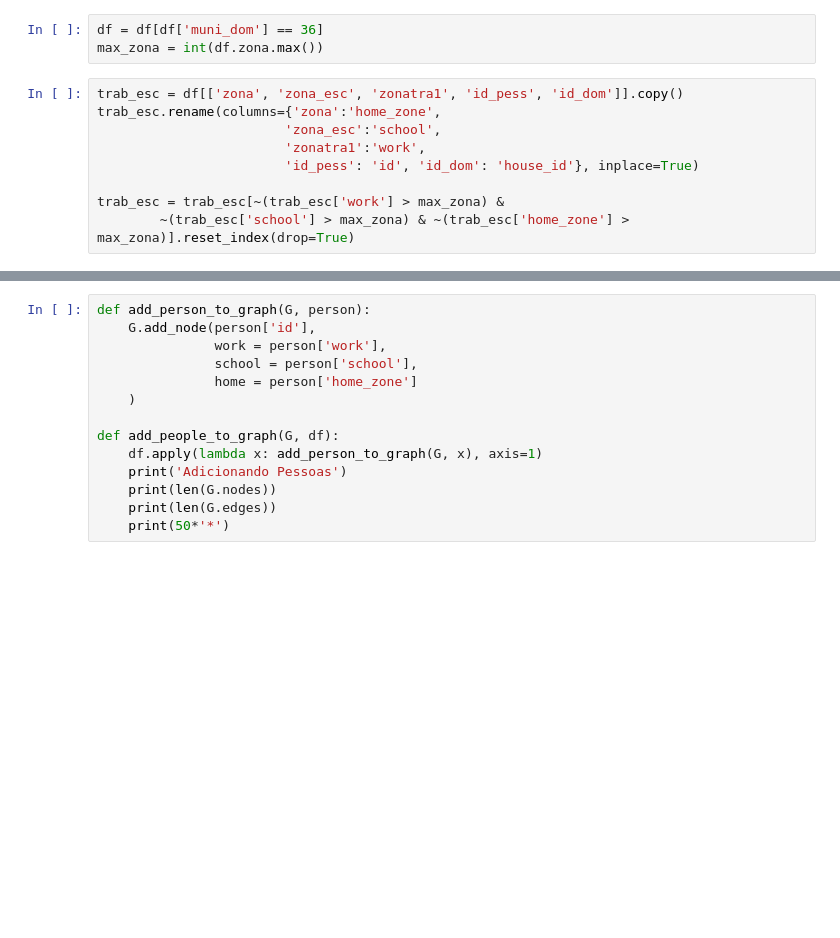
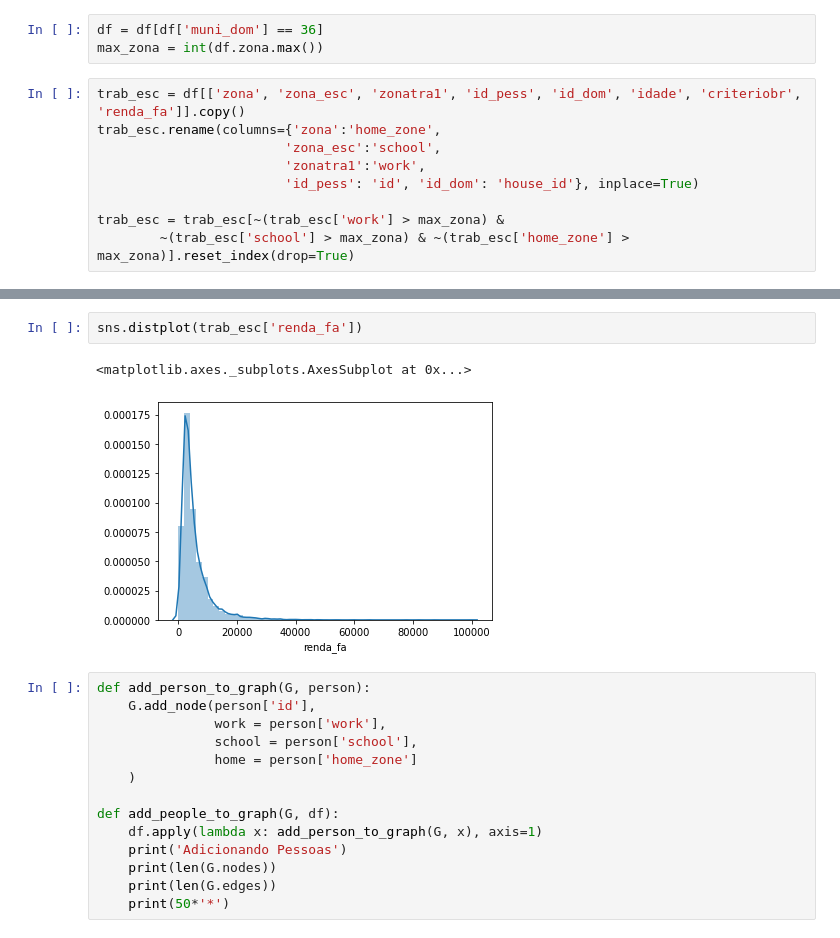
Before and after one commit to yambanis/CovidMDP, a Jupyter notebook: notebooks/Modelagem grafo individuos.ipynb, the cells around one changed output, grey strips where cells are left out. Saved outputs shown, nothing was run; the diff lists cells and outputs as text; blank space fills up the shorter version.

```diff
--- a/notebooks/Modelagem grafo individuos.ipynb
+++ b/notebooks/Modelagem grafo individuos.ipynb
@@ -13,7 +15,7 @@ df.drop_duplicates(subset=['zona', 'zona_esc', 'zonatra1', 'id_pess'], inplace=T
 df = df[df['muni_dom'] == 36]
 max_zona = int(df.zona.max())
 # %%
-trab_esc = df[['zona', 'zona_esc', 'zonatra1', 'id_pess', 'id_dom']].copy()
+trab_esc = df[['zona', 'zona_esc', 'zonatra1', 'id_pess', 'id_dom', 'idade', 'criteriobr', 'renda_fa']].copy()
 trab_esc.rename(columns={'zona':'home_zone',
                         'zona_esc':'school',
                         'zonatra1':'work',
@@ -24,3 +52,8 @@ trab_esc = trab_esc[~(trab_esc['work'] > max_zona) &
+# %%
+sns.distplot(trab_esc['renda_fa'])
+# %% [output]
+<matplotlib.axes._subplots.AxesSubplot at 0x...>
+[figure, added]
 # %%
 def add_person_to_graph(G, person):
     G.add_node(person['id'],
```
Also changed, not shown: parts of 4 cells of this notebook, 1 other file.
